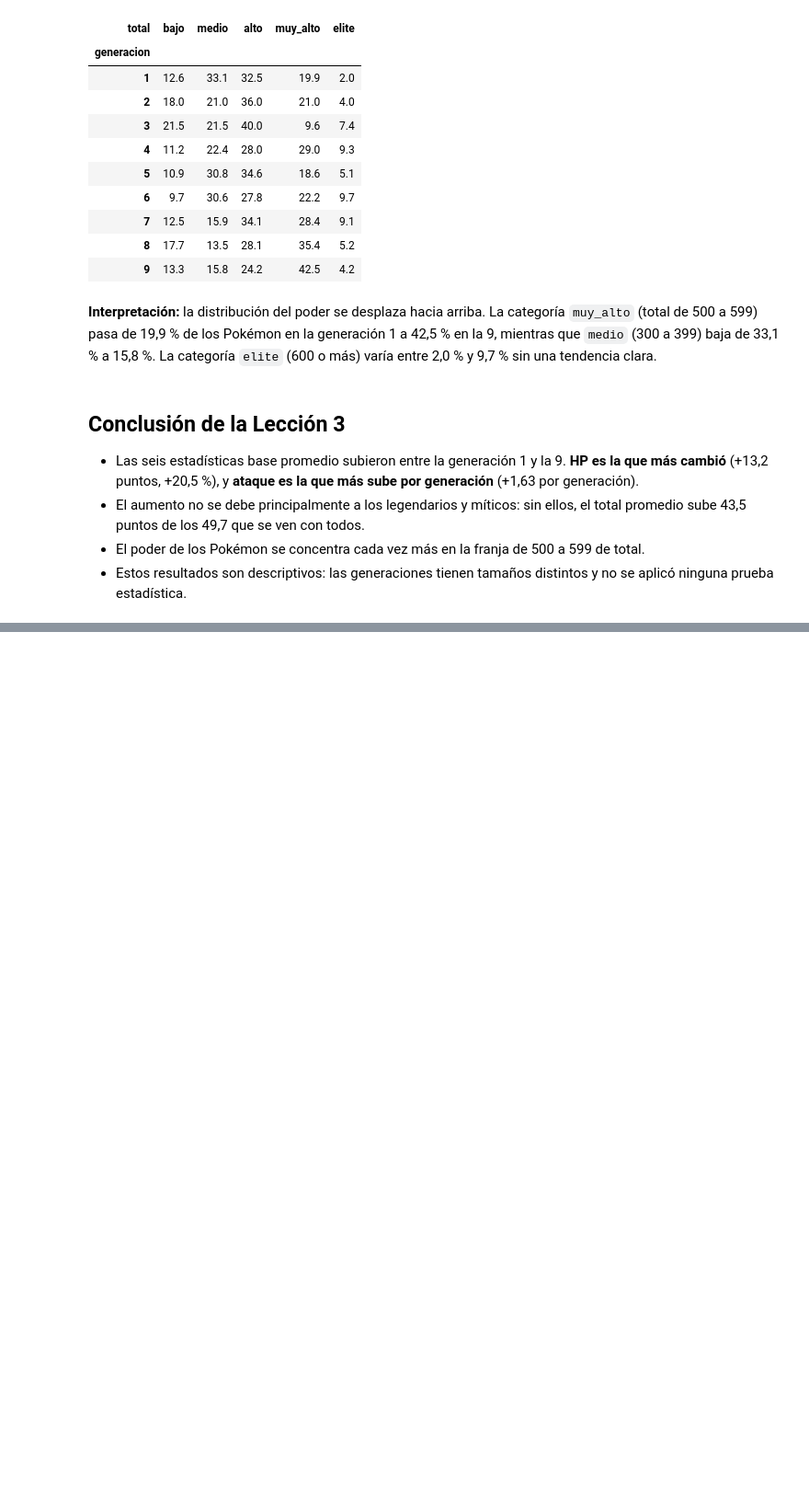
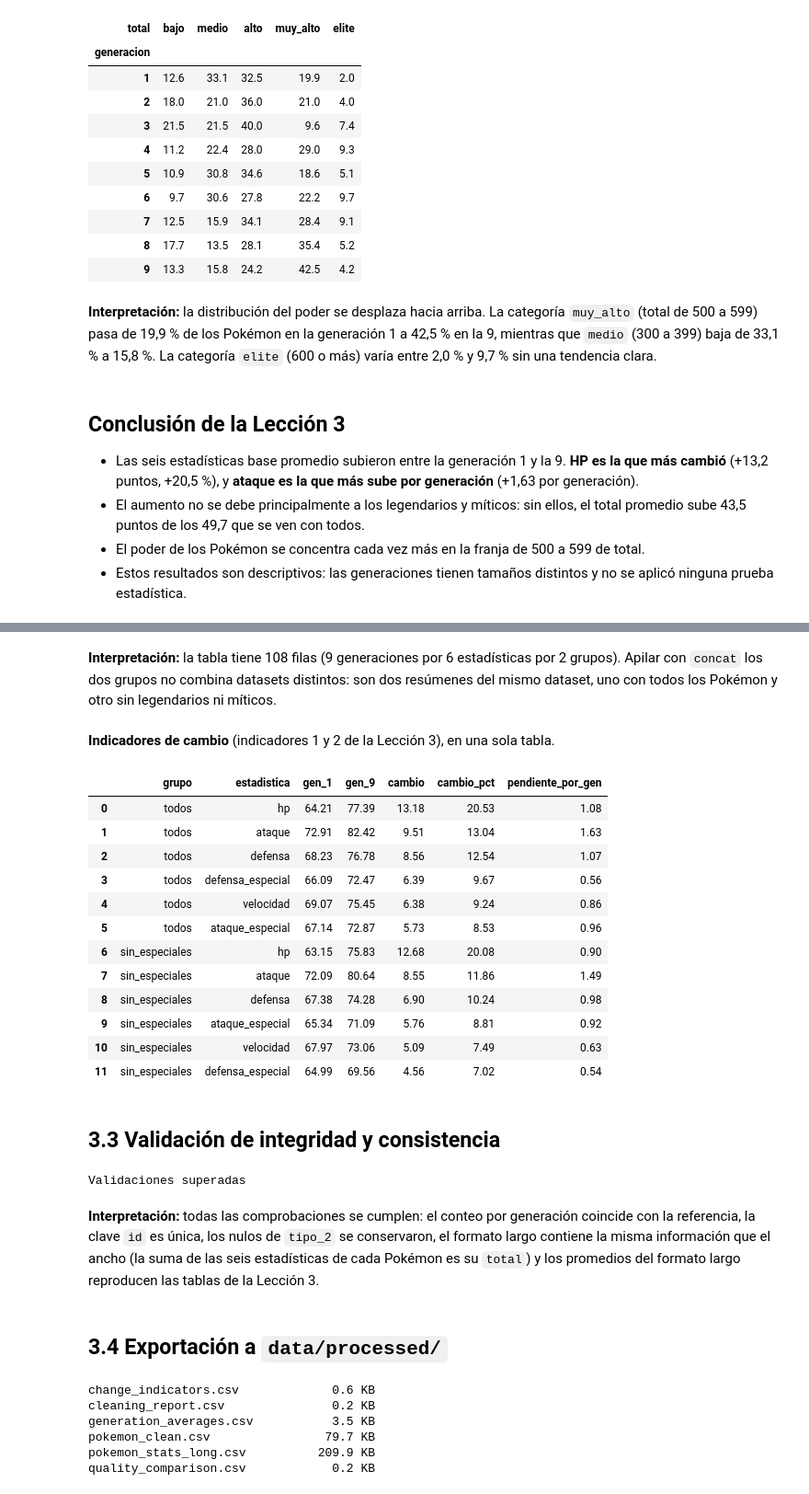
Before and after one commit to brandonmesamm-png/pokemon-generaciones, a Jupyter notebook: notebooks/data_preparation.ipynb, the cells around one changed output, grey strips where cells are left out. Shown at 92% size. Drawn from its saved outputs; the diff is of its cells as text; code cells hidden in the pictures; blank space fills up the shorter version.

Commit message:
feat: prepare and validate processed datasets

```diff
--- a/notebooks/data_preparation.ipynb
+++ b/notebooks/data_preparation.ipynb
@@ -547,0 +660,74 @@ Name: count, dtype: int64
+# %% [markdown]
+**Interpretación:** la tabla tiene 108 filas (9 generaciones por 6 estadísticas por 2 grupos). Apilar con `concat` los dos grupos no combina datasets distintos: son dos resúmenes del mismo dataset, uno con todos los Pokémon y otro sin legendarios ni míticos.
+# %% [markdown]
+**Indicadores de cambio** (indicadores 1 y 2 de la Lección 3), en una sola tabla.
+# %%
+indicadores_cambio = (pd.concat([indicador_1_2_todos, indicador_1_2_base],
+                                keys=['todos', 'sin_especiales'], names=['grupo', 'estadistica'])
+                        .reset_index())
+indicadores_cambio
+# %% [output]
+|  | grupo | estadistica | gen_1 | gen_9 | cambio | cambio_pct | pendiente_por_gen |
+| 0 | todos | hp | 64.21 | 77.39 | 13.18 | 20.53 | 1.08 |
+| 1 | todos | ataque | 72.91 | 82.42 | 9.51 | 13.04 | 1.63 |
+| 2 | todos | defensa | 68.23 | 76.78 | 8.56 | 12.54 | 1.07 |
+| 3 | todos | defensa_especial | 66.09 | 72.47 | 6.39 | 9.67 | 0.56 |
+| 4 | todos | velocidad | 69.07 | 75.45 | 6.38 | 9.24 | 0.86 |
+| 5 | todos | ataque_especial | 67.14 | 72.87 | 5.73 | 8.53 | 0.96 |
+| 6 | sin_especiales | hp | 63.15 | 75.83 | 12.68 | 20.08 | 0.90 |
+| 7 | sin_especiales | ataque | 72.09 | 80.64 | 8.55 | 11.86 | 1.49 |
+| 8 | sin_especiales | defensa | 67.38 | 74.28 | 6.90 | 10.24 | 0.98 |
+| 9 | sin_especiales | ataque_especial | 65.34 | 71.09 | 5.76 | 8.81 | 0.92 |
+| 10 | sin_especiales | velocidad | 67.97 | 73.06 | 5.09 | 7.49 | 0.63 |
+| 11 | sin_especiales | defensa_especial | 64.99 | 69.56 | 4.56 | 7.02 | 0.54 |
+# %% [markdown]
+## 3.3 Validación de integridad y consistencia
+# %%
+REFERENCIA_POR_GENERACION = {1: 151, 2: 100, 3: 135, 4: 107, 5: 156, 6: 72, 7: 88, 8: 96, 9: 120}
+
+# Dataset consolidado
+assert len(pokemon_final) == 1025
+assert pokemon_final['id'].is_unique
+assert pokemon_final['generacion'].value_counts().sort_index().to_dict() == REFERENCIA_POR_GENERACION
+assert pokemon_final['categoria_poder'].notna().all()
+assert pokemon_final['doble_tipo'].sum() == 526
+assert pokemon_final['tipo_2'].isna().sum() == 499          # los nulos de tipo_2 se conservan
+assert (pokemon_final['doble_tipo'] == pokemon_final['tipo_2'].notna()).all()
+
+# Formato largo: misma información que el formato ancho
+assert len(estadisticas_largo) == 1025 * len(ESTADISTICAS)
+assert estadisticas_largo['valor'].notna().all()
+suma_por_id = estadisticas_largo.groupby('id')['valor'].sum()
+assert (suma_por_id.values == pokemon_final.sort_values('id')['total'].values).all()
+
+# Promedios: el formato largo reproduce las tablas de la Lección 3
+for estadistica in ESTADISTICAS:
+    en_largo = (promedios_generacion[(promedios_generacion['grupo'] == 'todos')
+                                     & (promedios_generacion['estadistica'] == estadistica)]
+                .set_index('generacion')['promedio'])
+    assert np.allclose(en_largo.values, resumen[estadistica].round(2).values), estadistica
+assert promedios_generacion.groupby(['grupo', 'estadistica'], observed=True)['pokemon'].sum().min() == 931
+print('Validaciones superadas')
+# %% [output]
+Validaciones superadas
+# %% [markdown]
+**Interpretación:** todas las comprobaciones se cumplen: el conteo por generación coincide con la referencia, la clave `id` es única, los nulos de `tipo_2` se conservaron, el formato largo contiene la misma información que el ancho (la suma de las seis estadísticas de cada Pokémon es su `total`) y los promedios del formato largo reproducen las tablas de la Lección 3.
+# %% [markdown]
+## 3.4 Exportación a `data/processed/`
+# %%
+informe_limpieza.to_csv(SALIDA / 'cleaning_report.csv', index=False)
+comparacion_calidad.rename_axis('metrica').to_csv(SALIDA / 'quality_comparison.csv')
+pokemon_final.to_csv(SALIDA / 'pokemon_clean.csv', index=False)
+estadisticas_largo.to_csv(SALIDA / 'pokemon_stats_long.csv', index=False)
+promedios_generacion.to_csv(SALIDA / 'generation_averages.csv', index=False)
+indicadores_cambio.to_csv(SALIDA / 'change_indicators.csv', index=False)
+
+for archivo in sorted(SALIDA.glob('*.csv')):
+    print(f'{archivo.name:28s} {archivo.stat().st_size / 1e3:8.1f} KB')
+# %% [output]
+change_indicators.csv             0.6 KB
+cleaning_report.csv               0.2 KB
+generation_averages.csv           3.5 KB
+pokemon_clean.csv                79.7 KB
+pokemon_stats_long.csv          209.9 KB
+quality_comparison.csv            0.2 KB
```
Also changed, not shown: parts of 22 cells of this notebook, 6 other files.
